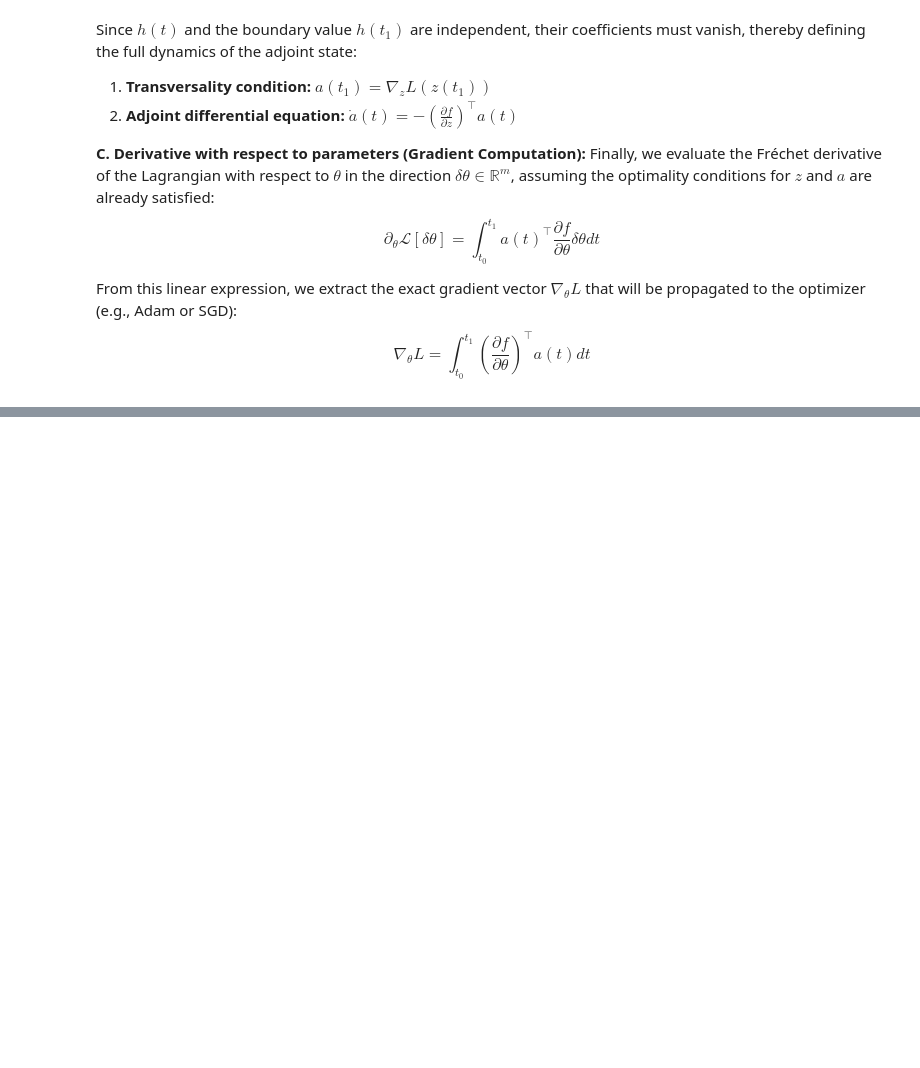
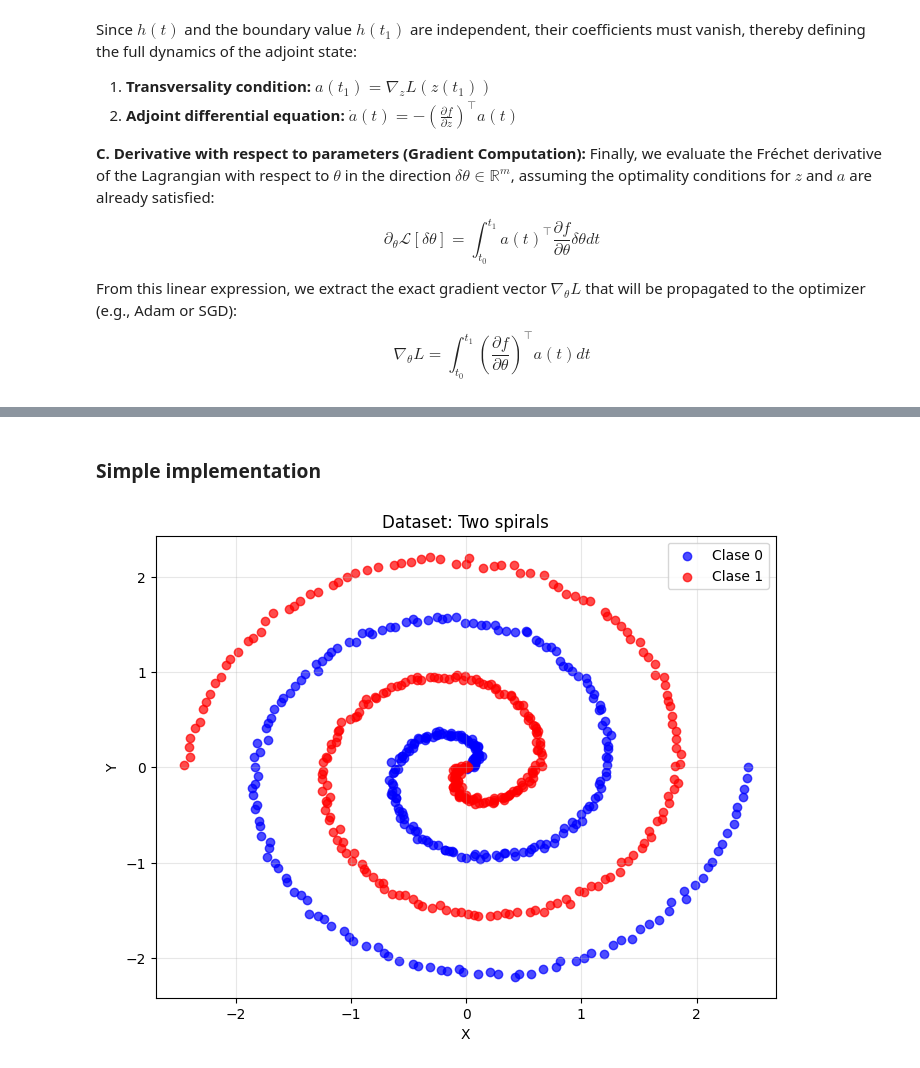
Before and after one commit to PABOCARMONA/Advanced-mathematical-modeling, a Jupyter notebook: NeuralODE.ipynb, the cells around one changed output, grey strips where cells are left out. Saved outputs shown, nothing was run; the diff lists cells and outputs as text; code cells hidden in the pictures; blank space fills up the shorter version.

```diff
--- a/NeuralODE.ipynb
+++ b/NeuralODE.ipynb
@@ -1541,0 +118,2 @@ KeyboardInterrupt:
+# %% [markdown]
+### Simple implementation
@@ -1541,0 +132,42 @@ KeyboardInterrupt:
+# %%
+# ============================================
+# 2.1 Gemerate the data
+# ============================================
+
+def generate_spiral_data(n_points=300, noise=0.1):
+    # spiral 1 (class 0)
+    t = np.linspace(0, 4*np.pi, n_points)
+    x1 = t * np.cos(t) + np.random.randn(n_points) * noise
+    y1 = t * np.sin(t) + np.random.randn(n_points) * noise
+
+    # spiral 2 (class 1)
+    x2 = t * np.cos(t + np.pi) + np.random.randn(n_points) * noise
+    y2 = t * np.sin(t + np.pi) + np.random.randn(n_points) * noise
+
+    # Combining
+    X = np.vstack([np.column_stack([x1, y1]), np.column_stack([x2, y2])])
+    y = np.hstack([np.zeros(n_points), np.ones(n_points)])
+
+    # Standardize
+    X = (X - X.mean(axis=0)) / X.std(axis=0)
+
+    return X.astype(np.float32), y.astype(np.int64)
+
+X, y = generate_spiral_data(n_points=300, noise=0.1)
+
+
+# ============================================
+# 2.2 DATA PLOT
+# ============================================
+
+plt.figure(figsize=(8, 6))
+plt.scatter(X[y==0, 0], X[y==0, 1], c='blue', alpha=0.7, label='Clase 0')
+plt.scatter(X[y==1, 0], X[y==1, 1], c='red', alpha=0.7, label='Clase 1')
+plt.xlabel('X')
+plt.ylabel('Y')
+plt.title('Dataset: Two spirals')
+plt.legend()
+plt.grid(True, alpha=0.3)
+plt.show()
+# %% [output]
+[figure, added]
```
Also changed, not shown: parts of 54 cells of this notebook, 2 other files.
